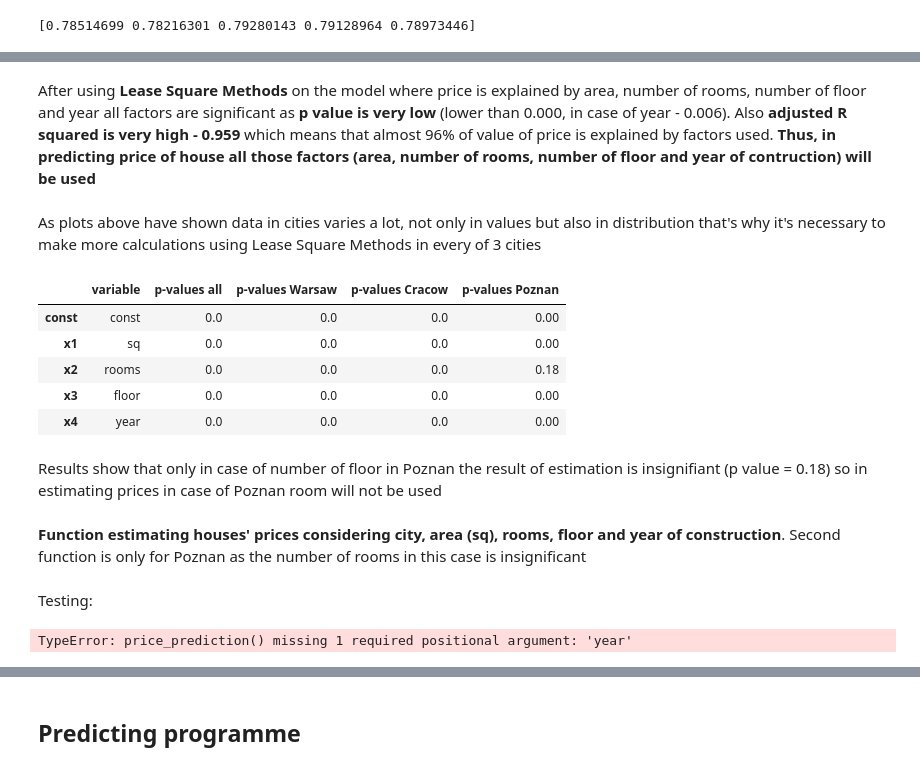
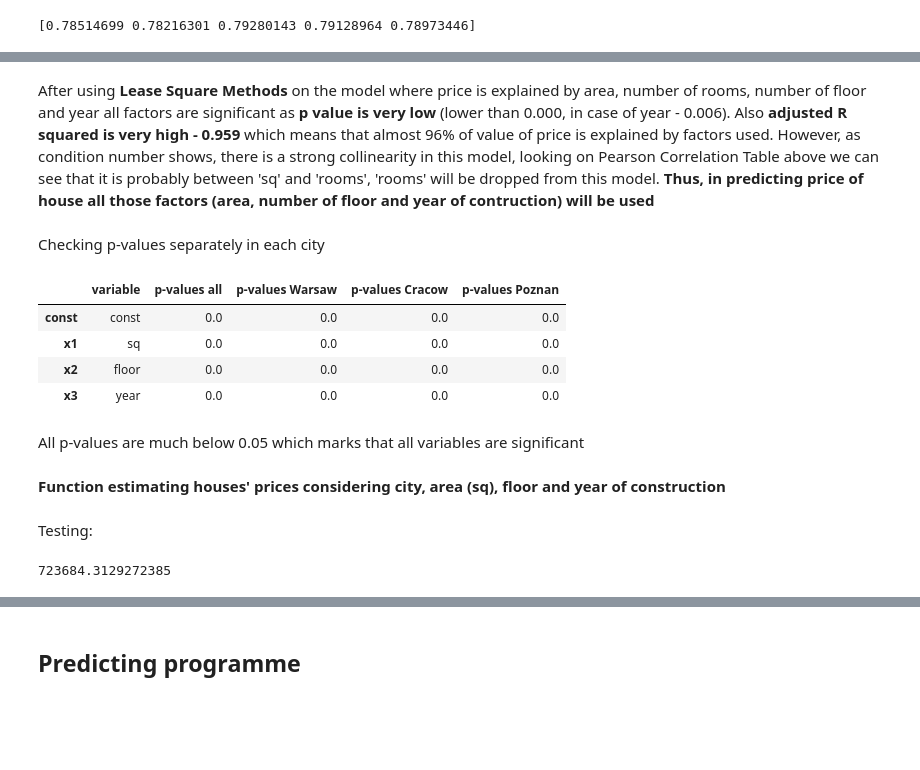
Before and after one commit to jakubjanosz/house-price-estimation, a Jupyter notebook: estimation.ipynb, the cells around one changed output, grey strips where cells are left out. Cells and saved outputs as stored; diff of their text form; code cells hidden in the pictures; blank space fills up the shorter version.

```diff
--- a/estimation.ipynb
+++ b/estimation.ipynb
@@ -360,41 +359,39 @@ Notes:
 [2] The condition number is large, 1.44e+05. This might indicate that there are
 strong multicollinearity or other numerical problems.
 # %% [markdown]
-After using **Lease Square Methods** on the model where price is explained by area, number of rooms, number of floor and year all factors are significant as **p value is very low** (lower than 0.000, in case of year - 0.006). Also **adjusted R squared is very high - 0.959** which means that almost 96% of value of price is explained by factors used. **Thus, in predicting price of house all those factors (area, number of rooms, number of floor and year of contruction) will be used**
+After using **Lease Square Methods** on the model where price is explained by area, number of rooms, number of floor and year all factors are significant as **p value is very low** (lower than 0.000, in case of year - 0.006). Also **adjusted R squared is very high - 0.959** which means that almost 96% of value of price is explained by factors used. However, as condition number shows, there is a strong collinearity in this model, looking on Pearson Correlation Table above we can see that it is probably between 'sq' and 'rooms', 'rooms' will be dropped from this model. **Thus, in predicting price of house all those factors (area, number of floor and year of contruction) will be used**
 # %% [markdown]
-As plots above have shown data in cities varies a lot, not only in values but also in distribution that's why it's necessary to make more calculations using Lease Square Methods in every of 3 cities
+Checking p-values separately in each city
 # %%
 x1_p = sm.add_constant(poz1['sq'])
-x2_p = np.column_stack((x1_p, poz1['rooms'], poz1['floor'], poz1['year']))
+x2_p = np.column_stack((x1_p, poz1['floor'], poz1['year']))
 est_p = sm.OLS(poz1['price'], x2_p)
 est2_p = est_p.fit()
 
 x1_w = sm.add_constant(war1['sq'])
-x2_w = np.column_stack((x1_w, war1['rooms'], war1['floor'], war1['year']))
+x2_w = np.column_stack((x1_w, war1['floor'], war1['year']))
 est_w = sm.OLS(war1['price'], x2_w)
 est2_w = est_w.fit()
 
 x1_k = sm.add_constant(kra1['sq'])
-x2_k = np.column_stack((x1_k, kra1['rooms'], kra1['floor'], kra1['year']))
+x2_k = np.column_stack((x1_k, kra1['floor'], kra1['year']))
 est_k = sm.OLS(kra1['price'], x2_k)
 est2_k = est_k.fit()
 
-#print(est2.summary())
-a = ['const','sq','rooms','floor','year']
-b_p = est2_p.pvalues[:5].round(2)
-b_w = est2_w.pvalues[:5].round(2)
-b_k = est2_k.pvalues[:5].round(2)
-b = est2.pvalues[:5].round(2)
+a = ['const','sq','floor','year']
+b_p = est2_p.pvalues[:4].round(2)
+b_w = est2_w.pvalues[:4].round(2)
+b_k = est2_k.pvalues[:4].round(2)
+b = est2.pvalues[:4].round(2)
 pd.DataFrame({'variable':a, 'p-values all':b ,'p-values Warsaw':b_w, 'p-values Cracow':b_k, 'p-values Poznan':b_p})
 # %% [output]
 |  | variable | p-values all | p-values Warsaw | p-values Cracow | p-values Poznan |
-| const | const | 0.0 | 0.0 | 0.0 | 0.00 |
-| x1 | sq | 0.0 | 0.0 | 0.0 | 0.00 |
-| x2 | rooms | 0.0 | 0.0 | 0.0 | 0.18 |
-| x3 | floor | 0.0 | 0.0 | 0.0 | 0.00 |
-| x4 | year | 0.0 | 0.0 | 0.0 | 0.00 |
+| const | const | 0.0 | 0.0 | 0.0 | 0.0 |
+| x1 | sq | 0.0 | 0.0 | 0.0 | 0.0 |
+| x2 | floor | 0.0 | 0.0 | 0.0 | 0.0 |
+| x3 | year | 0.0 | 0.0 | 0.0 | 0.0 |
 # %% [markdown]
-Results show that only in case of number of floor in Poznan the result of estimation is insignifiant (p value = 0.18) so in estimating prices in case of Poznan room will not be used
+All p-values are much below 0.05 which marks that all variables are significant
 # %% [markdown]
-**Function estimating houses' prices considering city, area (sq), rooms, floor and year of construction**. Second function is only for Poznan as the number of rooms in this case is insignificant
+**Function estimating houses' prices considering city, area (sq), floor and year of construction**
 # %%
@@ -425,7 +409,7 @@ def price_prediction_poznan(city, sq, floor, year):
 # %% [markdown]
 Testing:
 # %%
-price_prediction('Warszawa', 55, 2, 2021)
+price_prediction('Warszawa', 55, 4, 2021)
 # %% [output]
-TypeError: price_prediction() missing 1 required positional argument: 'year'
+723684.3129272385
 # %%
```
Also changed, not shown: parts of 6 cells of this notebook.
